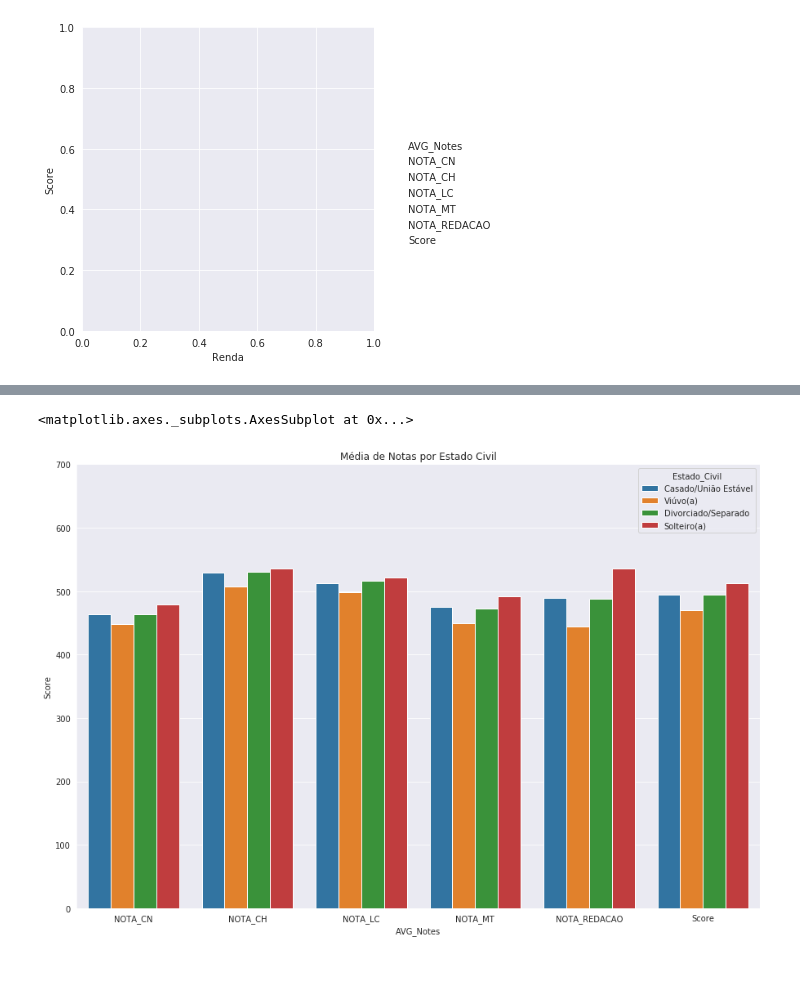
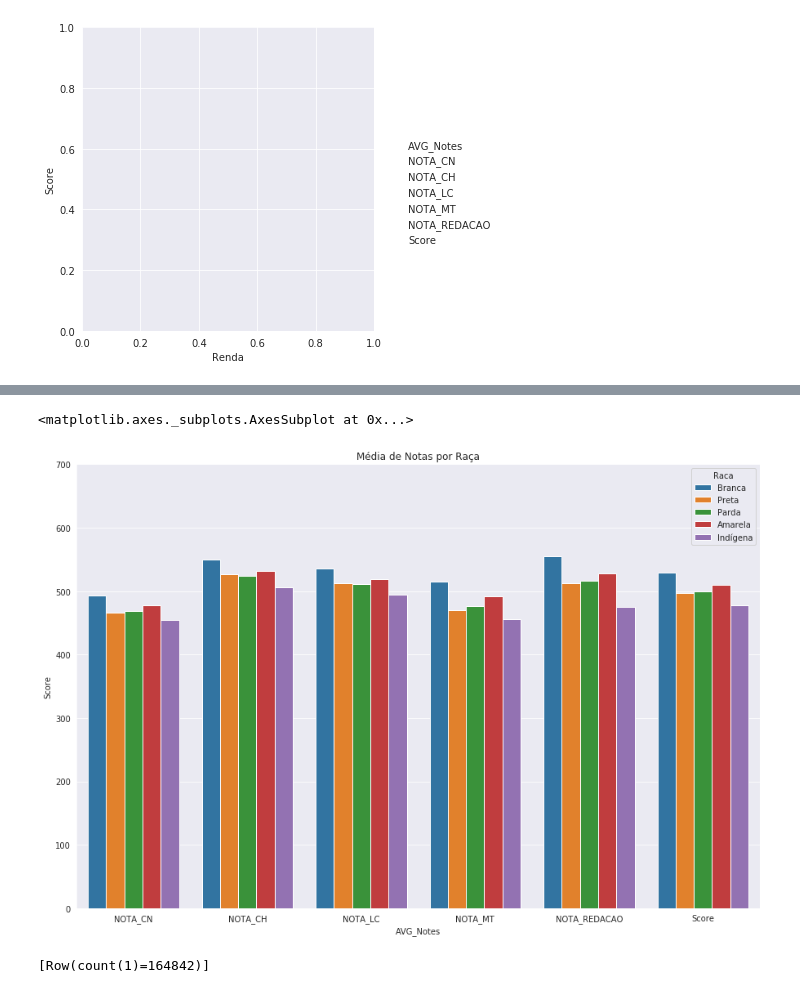
Before and after one commit to aksmiyazaki/ebd13-gerencia_bigdata, a Jupyter notebook: TF/Data_Analysis.ipynb, the cells around one changed output, grey strips where cells are left out. Saved outputs shown, nothing was run; the diff lists cells and outputs as text; code cells hidden in the pictures.

Commit message:
WIP - LAst Data Analysis

```diff
--- a/TF/Data_Analysis.ipynb
+++ b/TF/Data_Analysis.ipynb
@@ -123,9 +114,52 @@ pdf['Estado_Civil'] = pdf['Estado_Civil'].apply(parse_estado_civil)
 # %%
+pdf.dropna(inplace=True)
+pdf['Estado_Civil'] = pdf['Estado_Civil'].apply(parse_estado_civil)
+
 fig, ax = plt.subplots(figsize=(15, 10))
 plt.title('Média de Notas por Estado Civil')
 plt.ylim(0, 700)
 temp_df = pdf.melt('Estado_Civil', var_name = 'AVG_Notes', value_name='Score')
 sns.barplot(ax=ax, x='AVG_Notes', y='Score', hue='Estado_Civil', data=temp_df)
-# %% [output]
-<matplotlib.axes._subplots.AxesSubplot at 0x...>
-[figure, removed]
+# %%
+def parse_raca(num):
+    if num == 0:
+        return 'Não Declarado'
+    elif num == 1:
+        return 'Branca'
+    elif num == 2:
+        return 'Preta'
+    elif num == 3:
+        return 'Parda'
+    elif num == 4:
+        return 'Amarela'
+    elif num == 5:
+        return 'Indígena'
+    else:
+        return 'Sem Informação'
+# %%
+df2 = spark.sql("""Select TP_COR_RACA as Raca, mean(NU_NOTA_CN) as NOTA_CN,
+            mean(NU_NOTA_CH) as NOTA_CH, mean(NU_NOTA_LC) as NOTA_LC,
+            mean(NU_NOTA_MT) as NOTA_MT, mean(NU_NOTA_REDACAO) as NOTA_REDACAO,
+            ((mean(NU_NOTA_CN) + mean(NU_NOTA_CH) + mean(NU_NOTA_LC) + mean(NU_NOTA_MT)
+            + mean(NU_NOTA_REDACAO)) / 5) as Score
+            from table_enem2016
+            WHERE TP_COR_RACA not in (0,6)
+            group by TP_COR_RACA order by TP_COR_RACA""")
+pdf = df2.toPandas()
+# %%
+pdf.dropna(inplace=True)
+pdf['Raca'] = pdf['Raca'].apply(parse_raca)
+
+fig, ax = plt.subplots(figsize=(15, 10))
+plt.title('Média de Notas por Raça')
+plt.ylim(0, 700)
+temp_df = pdf.melt('Raca', var_name = 'AVG_Notes', value_name='Score')
+sns.barplot(ax=ax, x='AVG_Notes', y='Score', hue='Raca', data=temp_df)
+# %% [output]
+<matplotlib.axes._subplots.AxesSubplot at 0x...>
+[figure, added]
+# %%
+df2 = spark.sql("""Select COUNT(*) FROM table_enem2016 where TP_COR_RACA in (0, 6)""")
+df2.collect()
+# %% [output]
+[Row(count(1)=164842)]
```
Also changed, not shown: parts of 19 cells of this notebook.
